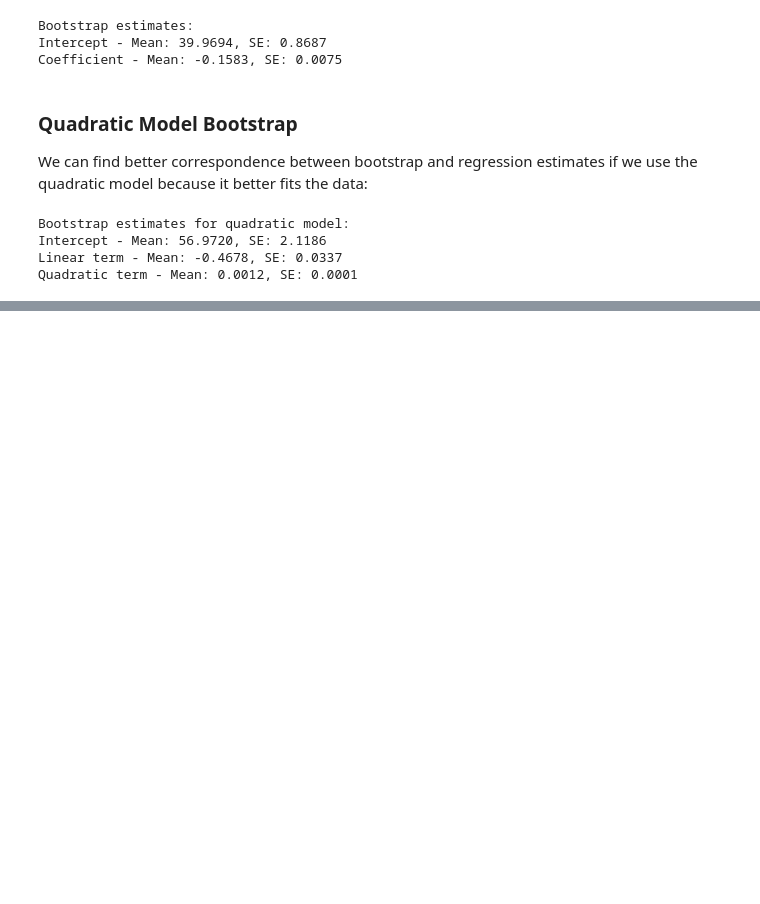
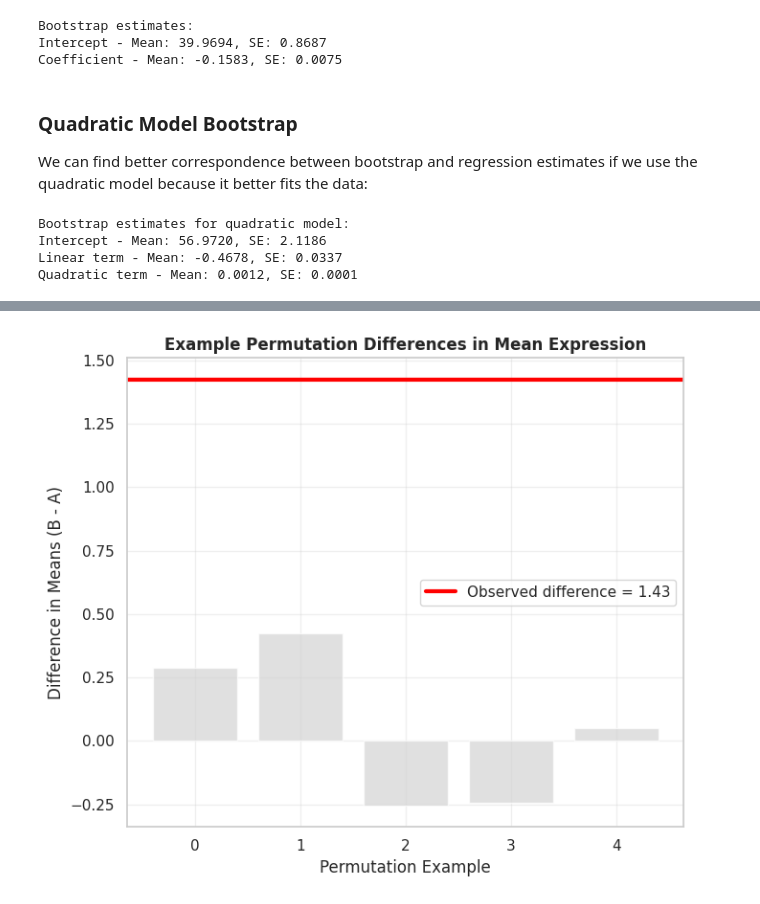
Before and after one commit to lee-t/ISL-ch5-binder, a Jupyter notebook: Ch05-revise-resample-lab.ipynb, the cells around one changed output, grey strips where cells are left out. Drawn from its saved outputs; the diff is of its cells as text; code cells hidden in the pictures; blank space fills up the shorter version.

```diff
--- a/Ch05-revise-resample-lab.ipynb
+++ b/Ch05-revise-resample-lab.ipynb
@@ -529,0 +620,19 @@ Quadratic term - Mean: 0.0012, SE: 0.0001
+# %%
+# Figure 2: Permutation differences examples
+# n_examples controls the number of permutation differences displayed
+n_examples = 5
+# example_diffs slices the first permutation differences for illustration
+example_diffs = permuted_diffs[:n_examples]
+
+# fig, ax = plt.subplots prepares the bar chart canvas
+fig, ax = plt.subplots(figsize=(7, 6))
+ax.bar(range(n_examples), example_diffs, color='lightgray', alpha=0.7)
+ax.axhline(observed_diff, color='red', linewidth=3, label=f"Observed difference = {observed_diff:.2f}")
+ax.set_title('Example Permutation Differences in Mean Expression', fontweight='bold')
+ax.set_xlabel('Permutation Example')
+ax.set_ylabel('Difference in Means (B - A)')
+ax.legend()
+ax.grid(True, alpha=0.3)
+plt.tight_layout()
+# %% [output]
+[figure, added]
```
Also changed, not shown: parts of 9 cells of this notebook, 4 other files.
